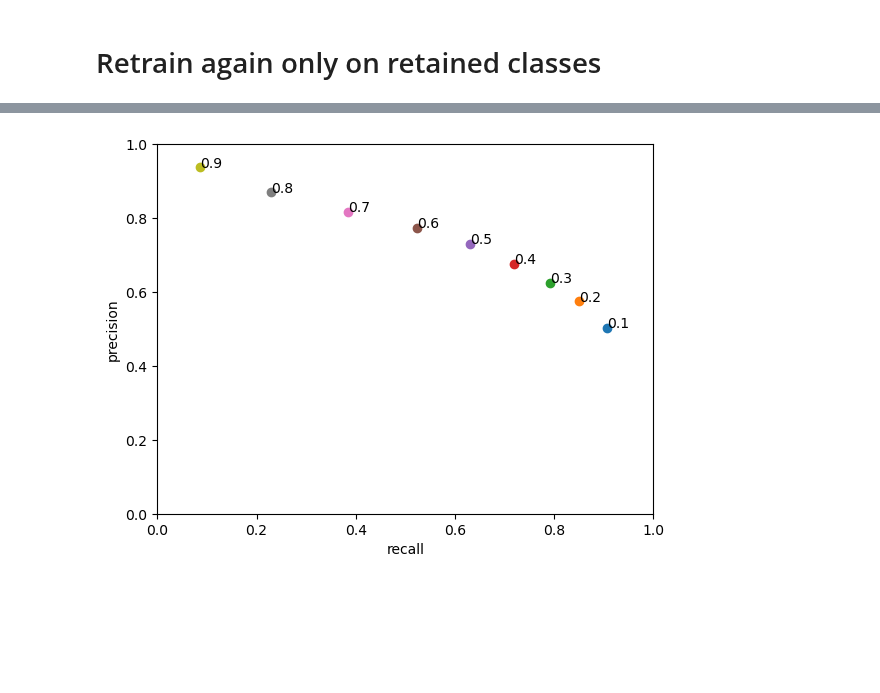
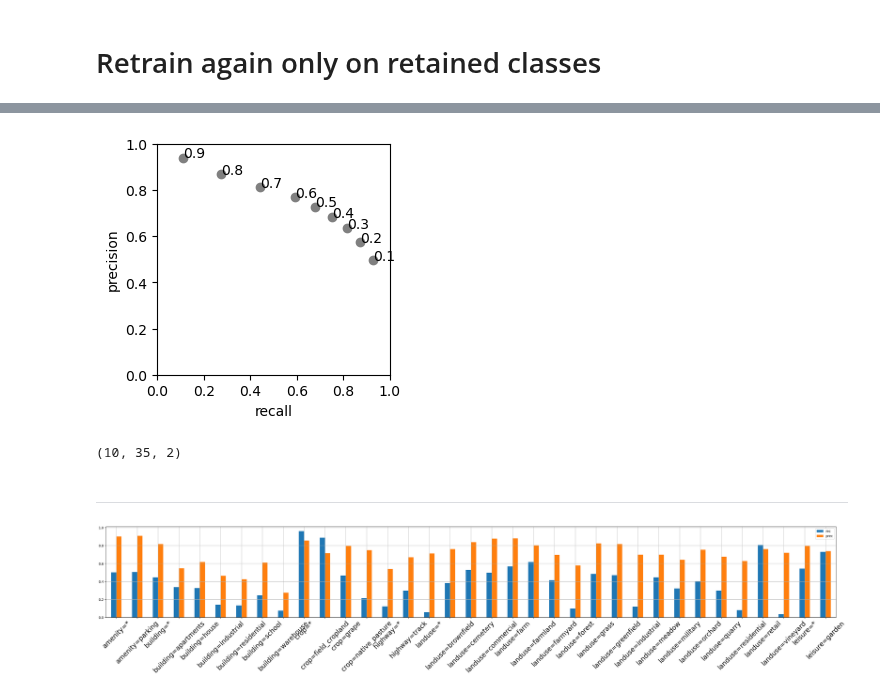
Before and after one commit to Clay-foundation/earth-text, a Jupyter notebook: notebooks/models/04 - multilabel classification.ipynb, the cells around one changed output, grey strips where cells are left out. Cells and saved outputs as stored; diff of their text form; code cells hidden in the pictures; blank space fills up the shorter version.

```diff
--- a/notebooks/models/04 - multilabel classification.ipynb
+++ b/notebooks/models/04 - multilabel classification.ipynb
@@ -212,0 +226,6 @@ for i in range(len(np.array(r.tpr))):
+# %%
+conf = OmegaConf.load("../../configs/multilabel.yaml")
+conf.dataloader.batch_size = 32
+conf.model.output_dim = len(classes_retain)
+# conf.model.dropout = True
+dl = hydra.utils.instantiate(conf.dataloader)
@@ -212,0 +245,5 @@ for i in range(len(np.array(r.tpr))):
+# %%
+dltrain = dl.train_dataloader()
+m = hydra.utils.instantiate(conf.model)
+optimizer = torch.optim.Adam(m.parameters(), lr=1e-5)
+sum([np.product(p.shape) for p in m.parameters()])
@@ -213,5 +252,5 @@ for i in range(len(np.array(r.tpr))):
 # %%
-n_epochs = 100
+n_epochs = 200
 
 lossh = []
 for epoch in range(n_epochs):
@@ -221,7 +260,7 @@ for epoch in range(n_epochs):
         t = batch['multilabel'][:, classes_retain]
 
         # run model
-        o = m(x)  # [:, classes_retain]
+        o = m(x)
 
         # compute losses (complex mse or rmse)
         loss = - torch.mean(torch.log(o + 1e-5)*t + torch.log(1-o + 1e-5)*(1-t))
@@ -305,31 +349,39 @@ for ax, i in subplots(2, usizex=8):
 from sklearn.metrics import precision_score, recall_score
 
 tpr = lambda y_true, y_pred: np.mean(y_true[y_true==1] == y_pred[y_true==1])
-tnr = lambda y_true, y_pred: np.mean(y_true[y_true==0] == y_pred[y_true==0])
 prec = lambda y_true, y_pred: sum(y_true[y_pred==1]) / sum(y_pred==1) if sum(y_pred==1)>0 else None
-
-acc = lambda y_true, y_pred: np.mean(y_true==y_pred)
-metr = lambda y_true, y_pred: {'tpr': tpr(y_true, y_pred),
-                               # 'tnr': tnr(y_true, y_pred),
-                               # 'acc': acc(y_true, y_pred),
-                               'prec': prec(y_true, y_pred)
-                              }
+# tnr = lambda y_true, y_pred: np.mean(y_true[y_true==0] == y_pred[y_true==0])
+# acc = lambda y_true, y_pred: np.mean(y_true==y_pred)
+metr = lambda y_true, y_pred: {'tpr': tpr(y_true, y_pred), 'prec': prec(y_true, y_pred)}
 # %%
+fig = plt.figure(figsize=(3, 3))
 for thres in np.arange(.1, 1, .1):
     _rp = metr(targets.flatten(), predictions.flatten()>thres)
     _rec = _rp['tpr']
     _prec = _rp['prec']
-    plt.scatter(_rec, _prec);
+    plt.scatter(_rec, _prec, c='gray');
     plt.text(_rec, _prec, round(thres, 1));
 plt.xlabel("recall"); plt.ylabel("precision"); plt.xlim(0,1); plt.ylim(0,1);
 # %% [output]
-[figure, old version]
+[figure, new version]
 # %%
 R = []
-for thres in np.arange(.1, 1, .1):
-    r = [metr(targets[:,c], predictions[:,c] > thres) for c in range(targets.shape[-1])]
+for thres in np.linspace(0.1, 1, 10):
+    r = [metr(targets[:,c], predictions[:,c] >= thres) for c in range(targets.shape[-1])]
     r = pd.DataFrame(r)
     R.append(r)
+
+R = np.array([r.values for r in R])
+R.shape
+# %% [output]
+(10, 35, 2)
+# %% [markdown]
+---
 # %%
 from earthtext.osm import multilabel
 name_dict = multilabel.kvmerged.inverse_codes
+# %%
+ax = pd.DataFrame(R[5], columns=['rec', 'prec']).plot(kind='bar', figsize=(40,5), grid=True);
+ax.set_xticklabels(labels=(name_dict[i] for i in range(len(classes_retain))), rotation=45, fontsize=20);
+# %% [output]
+[figure, added]
```
Also changed, not shown: parts of 17 cells of this notebook.
